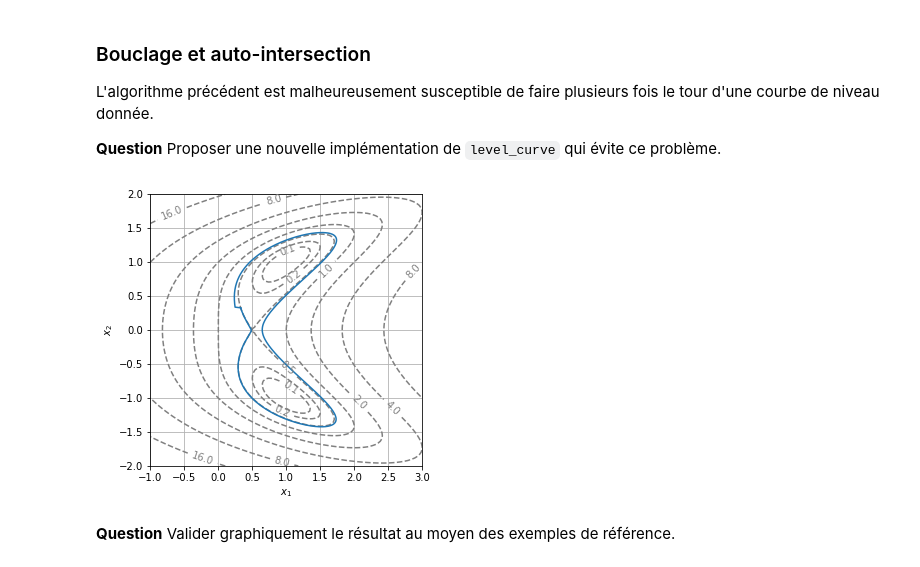
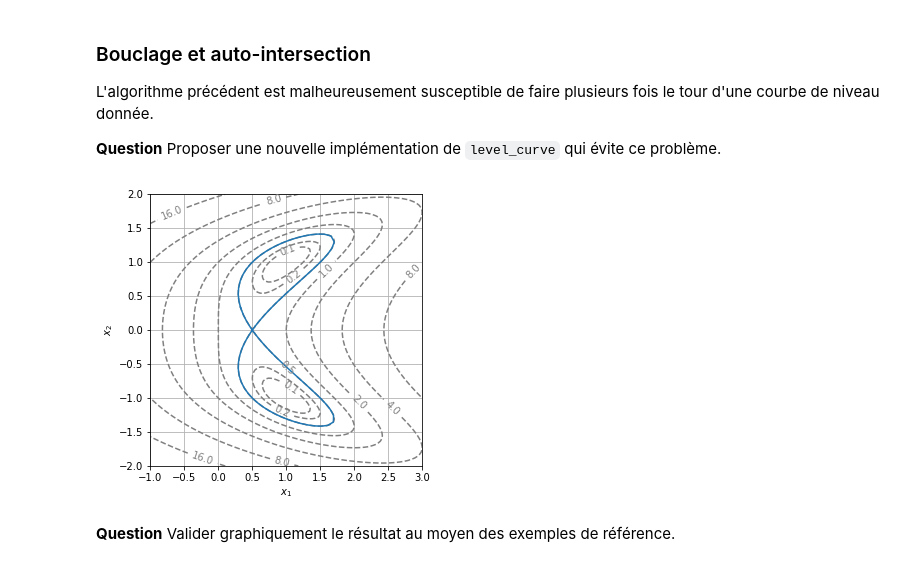
Before and after one commit to EliottBarbier/projet-maths, a Jupyter notebook: Projet numérique - Calcul différentiel.ipynb, the cells around one changed output. Saved outputs shown, nothing was run; the diff lists cells and outputs as text; code cells hidden in the pictures.

Commit message:
Courbe de niveau qui marche

```diff
--- a/Projet numérique - Calcul différentiel.ipynb
+++ b/Projet numérique - Calcul différentiel.ipynb
@@ -237,7 +237,8 @@ def level_curve(f, x0, y0, delta=0.1, N=1000, eps=eps):
             sol1u= -(gradient[1]/gradient[0]) * sol1v
             normegrad= np.sqrt( gradient[0]**2 + gradient[1]**2)
             norme=np.sqrt(sol1u**2+sol1v**2)
-            if np.dot( grad_f( tab[0,k-3], tab[1,k-2]) , grad_f( tab[0,k-2], tab[1,k-2]) ) <0:
+            if np.dot( grad_f( tab[0,k-2], tab[1,k-2]) , grad_f( tab[0,k-1], tab[1,k-1]) ) <0: #Si le gradient change d'un coup de signe du à un
+                #noeud, on doit changer de sens dans lequel on tourne sinon on fait
                 sensgrad=-sensgrad
 
             if np.isclose(np.linalg.det(np.array( [ [gradient[0]/normegrad, sol1u/norme ], [gradient[1]/normegrad, sol1v/norme ]])),sensgrad) :
@@ -253,7 +254,7 @@ def level_curve(f, x0, y0, delta=0.1, N=1000, eps=eps):
                 v2=-sol1v+v
 
             u,v=Newton(F,u2,v2) #En se reprojetant
-            print(u,v)
+
         #u,v=u2,v2 #Sans se reprojeter sur la courbe
         tab[:,k]=np.array([u,v])
     return (tab)
@@ -301,54 +285,70 @@ L'algorithme précédent est malheureusement susceptible de faire plusieurs fois
 **Question** Proposer une nouvelle implémentation de `level_curve` qui évite ce problème.
 # %%
 def level_curve2(f, x0, y0, delta=0.1, N=1000, eps=eps):
-
     tab=np.empty( (2,N) )
-    #print(tab[:,0].shape) # Shape (2,)
     tab[:,0]=np.array([x0,y0])
-    x,y=x0,y0
+    u,v=x0,y0
+    sensgrad=-1.
     for k in range(1,N):
         grad_f=grad(f)
-        gradient=grad_f(x,y)
-        if k>= 10 and np.abs(y - tab[1,0]) <= delta and np.abs(x-tab[0,0]) <= 10*delta :  #A la zeub, marche pour f1, f2
+        gradient=grad_f(u,v)
+
+        def F(a,b):
+                return( np.array([ f(a,b)-c , np.sqrt((u-a)**2+(v-b)**2) - delta ]))
+
+        if k>= 2 and np.sqrt( (v - tab[1,0])**2 + (u-tab[0,0])**2 ) <= delta : #On rajoute ça
             tab[0,k:]=tab[0,0]
             tab[1,k:]=tab[1,0]
             return(tab)
-        else:
-            if np.isclose(gradient[0],0.) :
-                x=x+delta
-                y=y
-            else :
-                sol1y= - delta/np.sqrt(1+ (gradient[1]/gradient[0])**2 )
-                sol1x= -(gradient[1]/gradient[0]) * sol1y
-                normegrad= np.sqrt( gradient[0]**2 + gradient[1]**2)
-                norme=np.sqrt(sol1x**2+sol1y**2)
-                if np.isclose(np.linalg.det(np.array( [ [gradient[0]/normegrad, sol1x/norme ], [gradient[1]/normegrad, sol1y/norme ]])),1.) :
-                    x=sol1x+x
-                    y=sol1y+y
 
-                else:
-                    x=-sol1x+x
-                    y=-sol1y+y
-            tab[:,k]=np.array([x,y])
+        if np.isclose(gradient[0],0.) :
+            u2=u+delta
+            v2=v
+            u,v=Newton(F,u2,v2)
 
+        else :
+            sol1v= - delta/np.sqrt(1+ (gradient[1]/gradient[0])**2 )
+            sol1u= -(gradient[1]/gradient[0]) * sol1v
+            normegrad= np.sqrt( gradient[0]**2 + gradient[1]**2)
+            norme=np.sqrt(sol1u**2+sol1v**2)
+            if np.dot( grad_f( tab[0,k-2], tab[1,k-2]) , grad_f( tab[0,k-1], tab[1,k-1]) ) <0: #Si le gradient change d'un coup de signe du à un
+                #noeud, on doit changer de sens dans lequel on tourne sinon on fait
+                sensgrad=-sensgrad
+
+            if np.isclose(np.linalg.det(np.array( [ [gradient[0]/normegrad, sol1u/norme ], [gradient[1]/normegrad, sol1v/norme ]])),sensgrad) :
+                    #L'idée serait de regarde la matrice de
+                  #passage de la base orthonormée canonique dans celle crée et de voir si de déterminant +1,
+                    #sinon on change la sol, car ça veut dire qu'on a une indirecte, et donc qu'un part vers la gauche
+
+                u2=sol1u+u
+                v2=sol1v+v
+
+            else:
+                u2=-sol1u+u
+                v2=-sol1v+v
+
+            u,v=Newton(F,u2,v2) #En se reprojetant
+
+        #u,v=u2,v2 #Sans se reprojeter sur la courbe
+        tab[:,k]=np.array([u,v])
     return (tab)
 
 
 x0,y0=Newton(F2,0.8,0.8)
-tab=level_curve2(f2,x0,y0,delta=0.01,N=10000) #On augmente la précision et le nombre de points pour que ça suive bien
+tab=level_curve2(f2,x0,y0,delta=0.1,N=1000) #On augmente la précision et le nombre de points pour que ça suive bien
 
 X=tab[0,:]
 Y=tab[1,:]
 
 display_contour(
     f2,
     x=np.linspace(-1.0, 3.0, 100),
     y=np.linspace(-2.0, 2.0, 100),
     levels=[2**i for i in range(-3, 8)] # levels: [0.125, 0.25, ..., 64, 128]
 )
 plt.plot(X,Y);
 # %% [output]
-[figure, old version]
+[figure, new version]
 # %% [markdown]
 **Question** Valider graphiquement le résultat au moyen des exemples de référence.
 # %%
```
Also changed, not shown: parts of 2 cells of this notebook.
